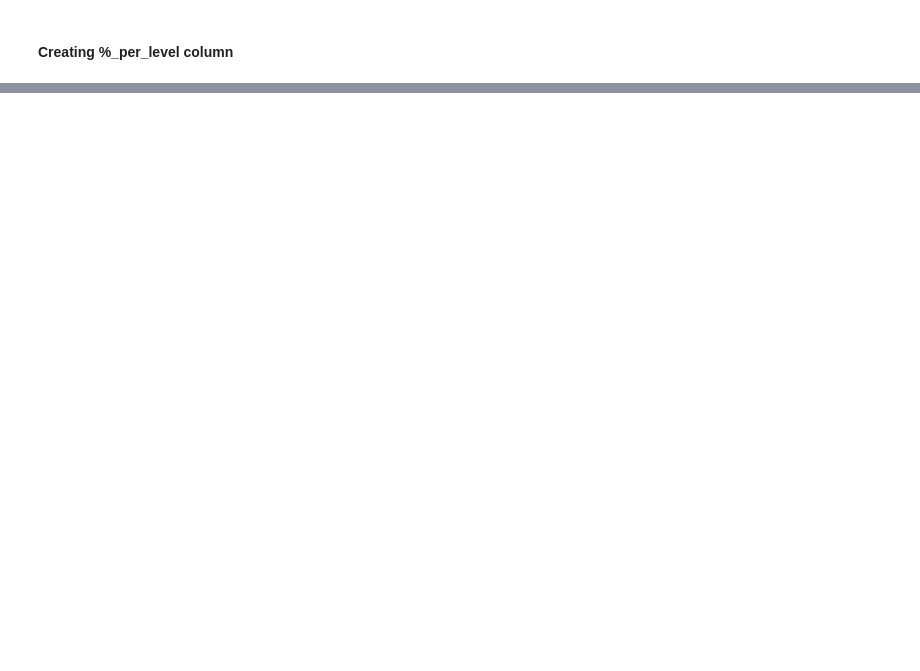
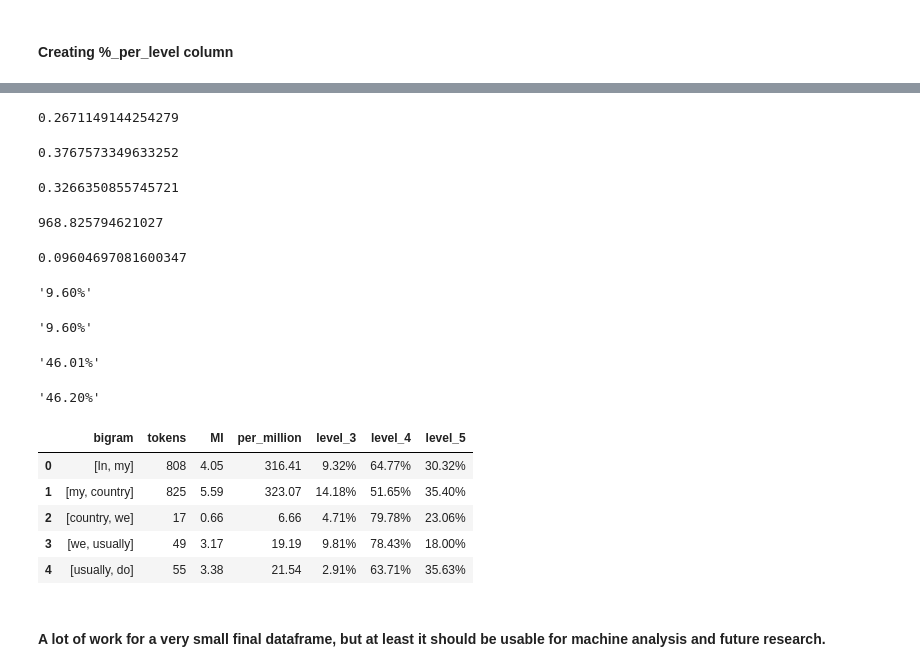
Before and after one commit to Data-Science-for-Linguists/Bigram-analysis-of-writing-from-the-ELI, a Jupyter notebook: project_code2.ipynb, the cells around one changed output, grey strips where cells are left out. Saved outputs shown, nothing was run; the diff lists cells and outputs as text; code cells hidden in the pictures; blank space fills up the shorter version.

Commit message:
new final bigram_df - analysis basically complete

```diff
--- a/project_code2.ipynb
+++ b/project_code2.ipynb
@@ -687,0 +688,3 @@ bigram_df.head()
+# %%
+bigram_df[['MI']] = bigram_df[['MI']].apply(lambda x: pd.Series.round(x, 2))
+bigram_df.head()
@@ -696,0 +707,3 @@ bigram_df.head()
+# %%
+bigram_df[['per_million']] = bigram_df[['per_million']].apply(lambda x: pd.Series.round(x, 2))
+bigram_df.head()
@@ -711,0 +763,65 @@ combo_df.loc[combo_df['level_id'] == 3, :] / bigram_df.iloc[0][2]
+# %%
+#also necessary to normalize as different number of responses at each level
+
+#weighting for each level
+level_3_percent = len(level_3.index) / len(combo_df.index)
+level_4_percent = len(level_4.index) / len(combo_df.index)
+level_5_percent = len(level_5.index) / len(combo_df.index)
+
+level_3_percent
+level_4_percent
+level_5_percent
+# %% [output]
+0.2671149144254279
+0.3767573349633252
+0.3266350855745721
+# %%
+#example of normalizing with ['in', 'the'] bigram
+
+#normalized number
+level_3_bigram_dict['in', 'the'] * (level_3_percent/(1/3))
+
+#applied
+level_3_bigram_dict['in', 'the'] * (level_3_percent/(1/3)) / combo_bigram_dict['in', 'the']
+
+#as a percent
+"{0:.2f}%".format(level_3_bigram_dict['in', 'the'] * (level_3_percent/(1/3)) / combo_bigram_dict['in', 'the']*100)
+# %% [output]
+968.825794621027
+0.09604697081600347
+'9.60%'
+# %%
+#create a function for the above
+def norm_percent_level3(word1, word2):
+    return "{0:.2f}%".format(level_3_bigram_dict[word1, word2] * (level_3_percent/(1/3)) / combo_bigram_dict[word1, word2]*100)
+
+def norm_percent_level4(word1, word2):
+    return "{0:.2f}%".format(level_4_bigram_dict[word1, word2] * (level_4_percent/(1/3)) / combo_bigram_dict[word1, word2]*100)
+
+def norm_percent_level5(word1, word2):
+    return "{0:.2f}%".format(level_5_bigram_dict[word1, word2] * (level_5_percent/(1/3)) / combo_bigram_dict[word1, word2]*100)
+
+norm_percent_level3('in', 'the')
+norm_percent_level4('in', 'the')
+norm_percent_level5('in', 'the')
+# %% [output]
+'9.60%'
+'46.01%'
+'46.20%'
+# %%
+#Let's see what it looks like if applied to the whole dataframe
+
+bigram_df['level_3'] = [norm_percent_level3(x[0], x[1]) for x in bigram_df['bigram']]
+bigram_df['level_4'] = [norm_percent_level4(x[0], x[1]) for x in bigram_df['bigram']]
+bigram_df['level_5'] = [norm_percent_level5(x[0], x[1]) for x in bigram_df['bigram']]
+
+bigram_df.head()
+# %% [output]
+|  | bigram | tokens | MI | per_million | level_3 | level_4 | level_5 |
+| 0 | [In, my] | 808 | 4.05 | 316.41 | 9.32% | 64.77% | 30.32% |
+| 1 | [my, country] | 825 | 5.59 | 323.07 | 14.18% | 51.65% | 35.40% |
+| 2 | [country, we] | 17 | 0.66 | 6.66 | 4.71% | 79.78% | 23.06% |
+| 3 | [we, usually] | 49 | 3.17 | 19.19 | 9.81% | 78.43% | 18.00% |
+| 4 | [usually, do] | 55 | 3.38 | 21.54 | 2.91% | 63.71% | 35.63% |
+# %% [markdown]
+#### A lot of work for a very small final dataframe, but at least it should be usable for machine analysis and future research.
```
Also changed, not shown: parts of 13 cells of this notebook, 1 other file.
